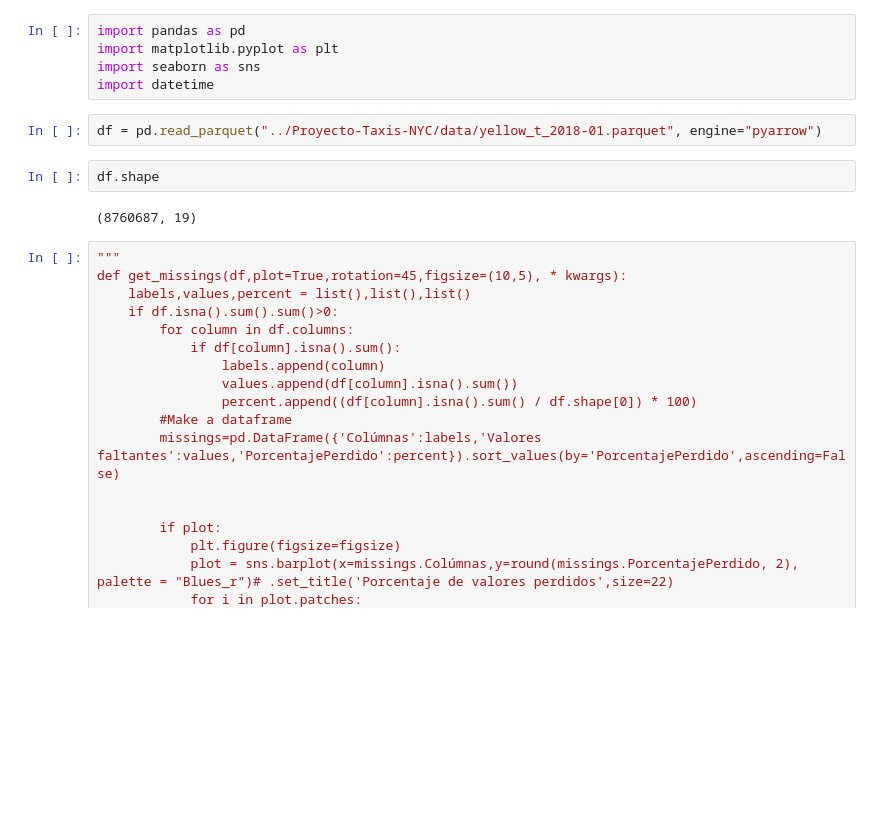
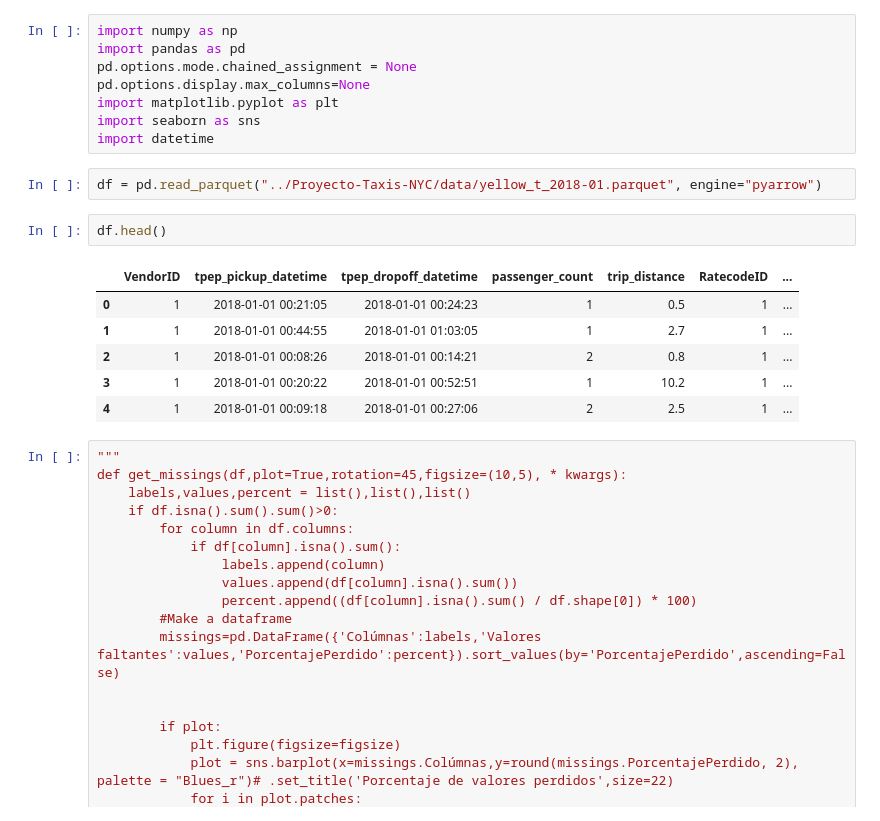
Before and after one commit to manusza/Proyecto-Taxis-NYC, a Jupyter notebook: taxis.ipynb, the cells around one changed output. Drawn from its saved outputs; the diff is of its cells as text; blank space fills up the shorter version.

```diff
--- a/taxis.ipynb
+++ b/taxis.ipynb
@@ -1,14 +1,22 @@
 # %%
+import numpy as np
 import pandas as pd
+pd.options.mode.chained_assignment = None
+pd.options.display.max_columns=None
 import matplotlib.pyplot as plt
 import seaborn as sns
 import datetime
 # %%
 df = pd.read_parquet("../Proyecto-Taxis-NYC/data/yellow_t_2018-01.parquet", engine="pyarrow")
 # %%
-df.shape
+df.head()
 # %% [output]
-(8760687, 19)
+|  | VendorID | tpep_pickup_datetime | tpep_dropoff_datetime | passenger_count | trip_distance | RatecodeID | ... |
+| 0 | 1 | 2018-01-01 00:21:05 | 2018-01-01 00:24:23 | 1 | 0.5 | 1 | ... |
+| 1 | 1 | 2018-01-01 00:44:55 | 2018-01-01 01:03:05 | 1 | 2.7 | 1 | ... |
+| 2 | 1 | 2018-01-01 00:08:26 | 2018-01-01 00:14:21 | 2 | 0.8 | 1 | ... |
+| 3 | 1 | 2018-01-01 00:20:22 | 2018-01-01 00:52:51 | 1 | 10.2 | 1 | ... |
+| 4 | 1 | 2018-01-01 00:09:18 | 2018-01-01 00:27:06 | 2 | 2.5 | 1 | ... |
 # %%
 """
 def get_missings(df,plot=True,rotation=45,figsize=(10,5), * kwargs):
```
Also changed, not shown: parts of 36 cells of this notebook.
